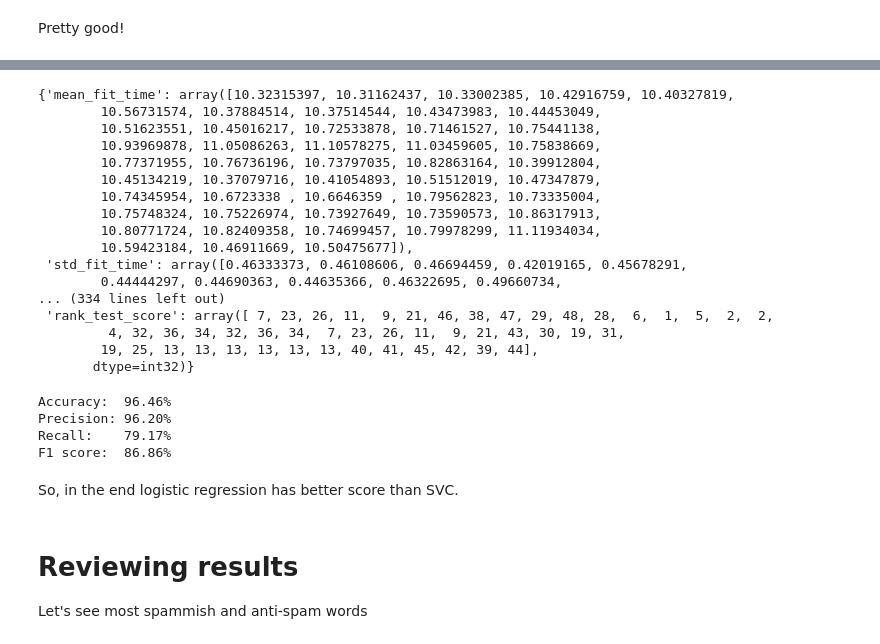
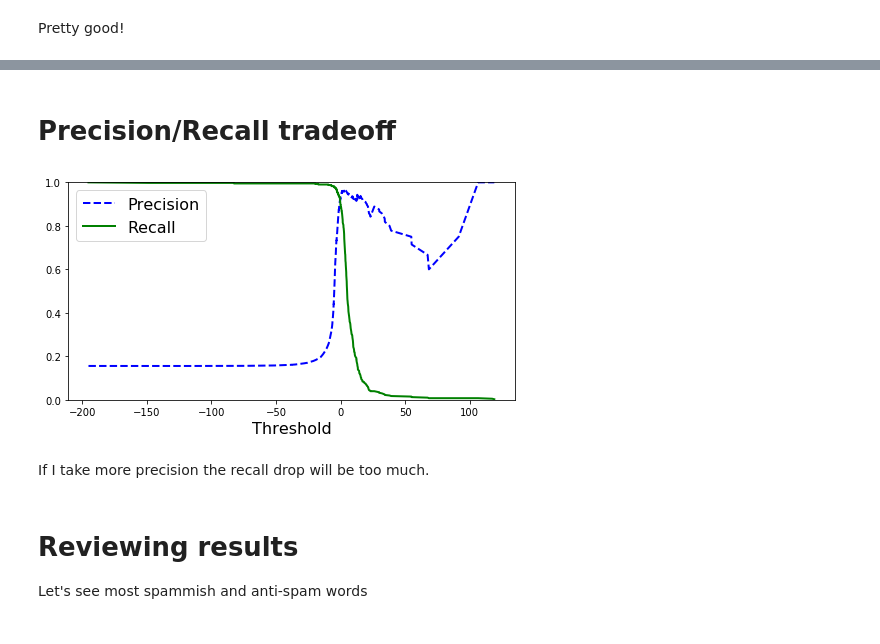
Before and after one commit to Sengoku11/ML_spam_classifier, a Jupyter notebook: spam_classifier.ipynb, the cells around one changed output, grey strips where cells are left out. Drawn from its saved outputs; the diff is of its cells as text; code cells hidden in the pictures.

Commit message:
removed svc grid search, added pr tradeoff

```diff
--- a/spam_classifier.ipynb
+++ b/spam_classifier.ipynb
@@ -453,14 +445,14 @@ log_pipeline = Pipeline([
 ])
 # %%
 param_grid = [
-    {#'preprocess__email_to_words__lower_case': [True, False],
-    #'preprocess__email_to_words__remove_punctuation': [True, False],
-    #'preprocess__email_to_words__replace_urls': [True, False],
-    #'preprocess__email_to_words__replace_numbers': [True, False],
-    #'preprocess__email_to_words__stemming': [True, False],
-    #'preprocess__words_to_vectors__vocabulary_size': [500, 1000, 1500],
-    'preprocess__words_to_vectors__word_max_occurrence': [10, 15, 20],
-    'model__max_iter': [300, 1000]
+    {'preprocess__email_to_words__lower_case': [True, False],
+    'preprocess__email_to_words__remove_punctuation': [True, False],
+    'preprocess__email_to_words__replace_urls': [True, False],
+    'preprocess__email_to_words__replace_numbers': [True, False],
+    'preprocess__email_to_words__stemming': [True, False],
+    'preprocess__words_to_vectors__vocabulary_size': [1000],
+    'preprocess__words_to_vectors__word_max_occurrence': [10],
+    'model__max_iter': [300]
     }
 ]
 # %%
@@ -547,2 +507,0 @@ grid_svc_search = GridSearchCV(svc_pipeline, param_grid=param_grid, cv=3, scorin
-# %%
-grid_svc_search.fit(X_train, y_train)
@@ -574,40 +508,22 @@ grid_svc_search.best_params_
-# %%
-grid_svc_search.cv_results_
-# %% [output]
-{'mean_fit_time': array([10.32315397, 10.31162437, 10.33002385, 10.42916759, 10.40327819,
-        10.56731574, 10.37884514, 10.37514544, 10.43473983, 10.44453049,
-        10.51623551, 10.45016217, 10.72533878, 10.71461527, 10.75441138,
-        10.93969878, 11.05086263, 11.10578275, 11.03459605, 10.75838669,
-        10.77371955, 10.76736196, 10.73797035, 10.82863164, 10.39912804,
-        10.45134219, 10.37079716, 10.41054893, 10.51512019, 10.47347879,
-        10.74345954, 10.6723338 , 10.6646359 , 10.79562823, 10.73335004,
-        10.75748324, 10.75226974, 10.73927649, 10.73590573, 10.86317913,
-        10.80771724, 10.82409358, 10.74699457, 10.79978299, 11.11934034,
-        10.59423184, 10.46911669, 10.50475677]),
- 'std_fit_time': array([0.46333373, 0.46108606, 0.46694459, 0.42019165, 0.45678291,
-        0.44444297, 0.44690363, 0.44635366, 0.46322695, 0.49660734,
-... (334 lines left out)
- 'rank_test_score': array([ 7, 23, 26, 11,  9, 21, 46, 38, 47, 29, 48, 28,  6,  1,  5,  2,  2,
-         4, 32, 36, 34, 32, 36, 34,  7, 23, 26, 11,  9, 21, 43, 30, 19, 31,
-        19, 25, 13, 13, 13, 13, 13, 13, 40, 41, 45, 42, 39, 44],
-       dtype=int32)}
-# %%
-final_svc_model = grid_svc_search.best_estimator_
-
-X_test_prepared = final_svc_model.named_steps['preprocess'].transform(X_test)
-y_test_predicted = final_svc_model.named_steps['model'].predict(X_test_prepared)
-
-print("Accuracy:  {:.2f}%".format(100*accuracy_score(y_test, y_test_predicted)))
-print("Precision: {:.2f}%".format(100*precision_score(y_test, y_test_predicted)))
-print("Recall:    {:.2f}%".format(100*recall_score(y_test, y_test_predicted)))
-print("F1 score:  {:.2f}%".format(100*f1_score(y_test, y_test_predicted)))
-# %% [output]
-Accuracy:  96.46%
-Precision: 96.20%
-Recall:    79.17%
-F1 score:  86.86%
-# %% [markdown]
-So, in the end logistic regression has better score than SVC.
+# %% [markdown]
+# Precision/Recall tradeoff
+# %%
+def plot_precision_recall_vs_threshold(precisions, recalls, thresholds):
+    plt.plot(thresholds, precisions[:-1], "b--", label="Precision", linewidth=2)
+    plt.plot(thresholds, recalls[:-1], "g-", label="Recall", linewidth=2)
+    plt.xlabel("Threshold", fontsize=16)
+    plt.legend(loc="upper left", fontsize=16)
+    plt.ylim([0, 1])
+# %%
+y_scores = cross_val_predict(final_model, X_train, y_train, cv=3, method="decision_function")
+precisions, recalls, thresholds = precision_recall_curve(y_train, y_scores)
+plt.figure(figsize=(8, 4))
+plot_precision_recall_vs_threshold(precisions, recalls, thresholds)
+plt.show()
+# %% [output]
+[figure, added]
+# %% [markdown]
+If I take more precision the recall drop will be too much.
 # %% [markdown]
 # Reviewing results
 
```
Also changed, not shown: parts of 16 cells of this notebook.
